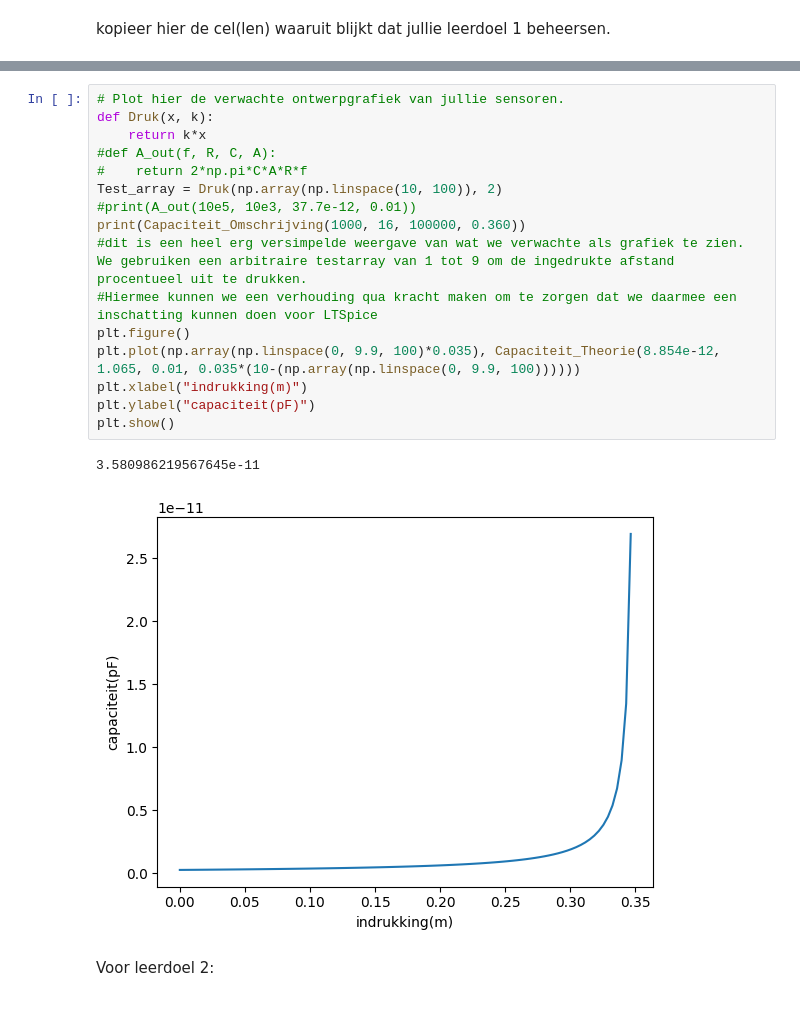
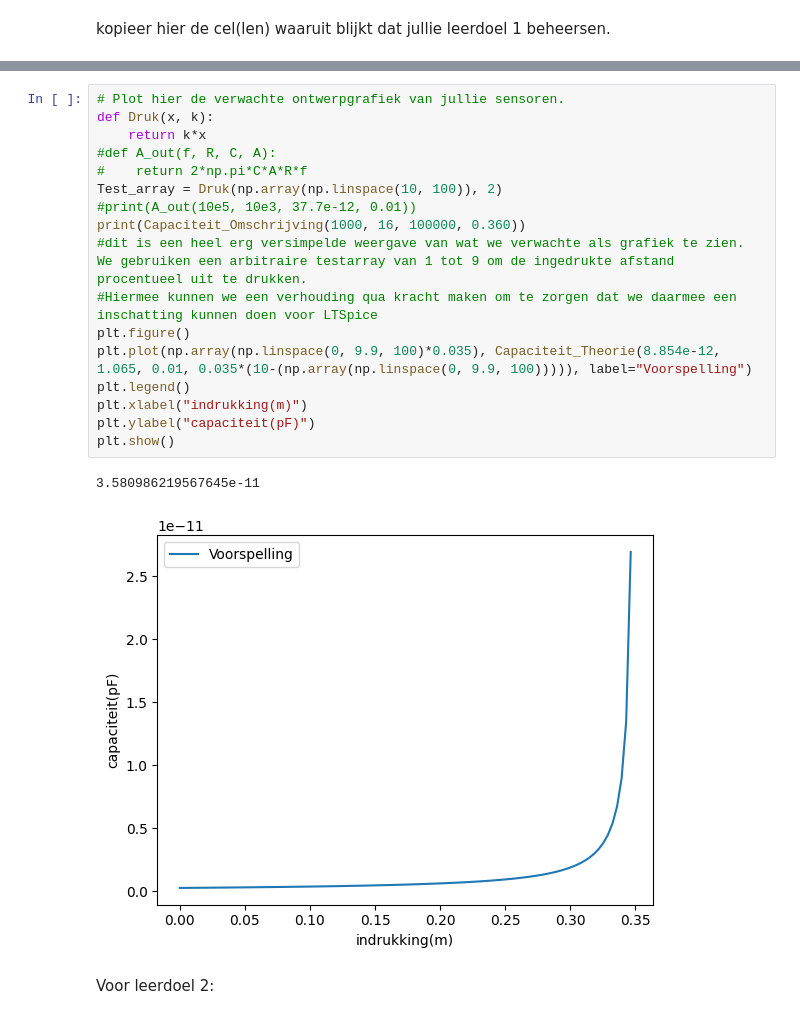
Before and after one commit to luckykat07/opdrachten-DEF-D_LE, a Jupyter notebook: FysiekeOntwerpopdrachten/2OntwerpEenSensorCondensator/DEFOntwerpopdracht2OntwerpEenSensorInvulTemplate.ipynb, the cells around one changed output, grey strips where cells are left out. Cells and saved outputs as stored; diff of their text form.

```diff
--- a/FysiekeOntwerpopdrachten/2OntwerpEenSensorCondensator/DEFOntwerpopdracht2OntwerpEenSensorInvulTemplate.ipynb
+++ b/FysiekeOntwerpopdrachten/2OntwerpEenSensorCondensator/DEFOntwerpopdracht2OntwerpEenSensorInvulTemplate.ipynb
@@ -212,22 +212,23 @@ kopieer hier de cel(len) waaruit blijkt dat jullie leerdoel 1 beheersen.
 # %%
 # Plot hier de verwachte ontwerpgrafiek van jullie sensoren.
 def Druk(x, k):
     return k*x
 #def A_out(f, R, C, A):
 #    return 2*np.pi*C*A*R*f
 Test_array = Druk(np.array(np.linspace(10, 100)), 2)
 #print(A_out(10e5, 10e3, 37.7e-12, 0.01))
 print(Capaciteit_Omschrijving(1000, 16, 100000, 0.360))
 #dit is een heel erg versimpelde weergave van wat we verwachte als grafiek te zien. We gebruiken een arbitraire testarray van 1 tot 9 om de ingedrukte afstand procentueel uit te drukken.
 #Hiermee kunnen we een verhouding qua kracht maken om te zorgen dat we daarmee een inschatting kunnen doen voor LTSpice
 plt.figure()
-plt.plot(np.array(np.linspace(0, 9.9, 100)*0.035), Capaciteit_Theorie(8.854e-12, 1.065, 0.01, 0.035*(10-(np.array(np.linspace(0, 9.9, 100))))))
+plt.plot(np.array(np.linspace(0, 9.9, 100)*0.035), Capaciteit_Theorie(8.854e-12, 1.065, 0.01, 0.035*(10-(np.array(np.linspace(0, 9.9, 100))))), label="Voorspelling")
+plt.legend()
 plt.xlabel("indrukking(m)")
 plt.ylabel("capaciteit(pF)")
 plt.show()
 # %% [output]
 3.580986219567645e-11
-[figure, old version]
+[figure, new version]
 # %% [markdown]
 Voor leerdoel 2:
 # %% [markdown]
```
